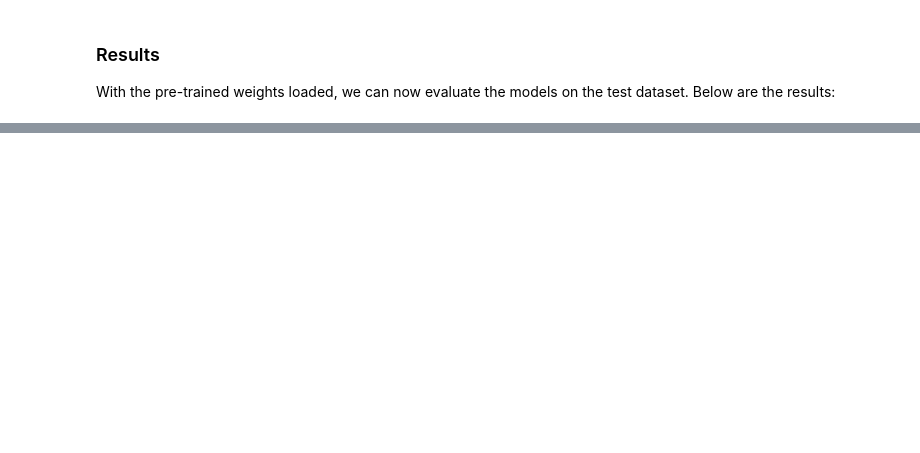
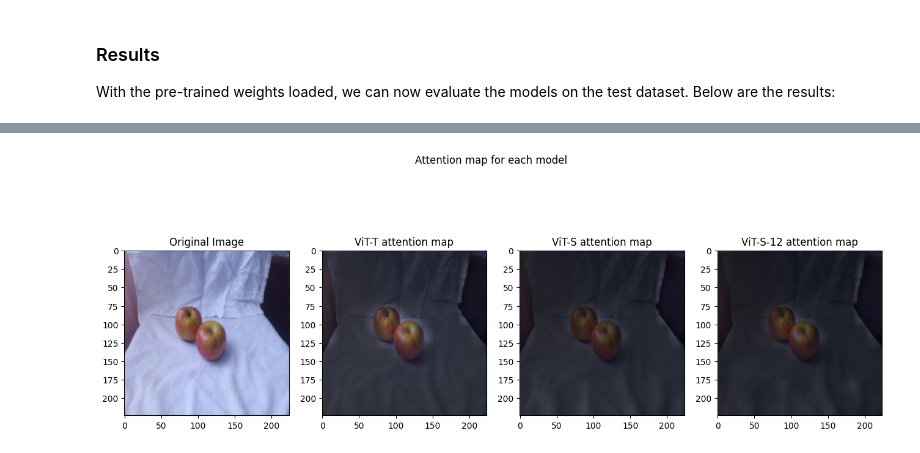
Before and after one commit to b14ucky/vision-transformer, a Jupyter notebook: main.ipynb, the cells around one changed output, grey strips where cells are left out. Cells and saved outputs as stored; diff of their text form; code cells hidden in the pictures; blank space fills up the shorter version.

Commit message:
feat: add attention map visualization

```diff
--- a/main.ipynb
+++ b/main.ipynb
@@ -753,6 +735,6 @@ ViT_T = VisionTransformer(batch_first=True, n_classes=len(idx_to_class_train))
 ViT_S = VisionTransformer(embed_dim=384, n_heads=6, mlp_size=1536, batch_first=True, n_classes=len(idx_to_class_train))
 ViT_S_12 = VisionTransformer(embed_dim=384, n_heads=12, mlp_size=1536, batch_first=True, n_classes=len(idx_to_class_train))
 # %%
-ViT_T.load_state_dict(torch.load("/kaggle/input/vision-transformer/pytorch/vit-t/1/ViT-T-2024-10-09.pth", weights_only=True))
-ViT_S.load_state_dict(torch.load("/kaggle/input/vision-transformer/pytorch/vit-s/1/ViT-S-2024-10-09.pth", weights_only=True))
-ViT_S_12.load_state_dict(torch.load("/kaggle/input/vision-transformer/pytorch/vit-s-12/1/ViT-S-12-2024-10-08.pth", weights_only=True))
+ViT_T.load_state_dict(torch.load("/kaggle/input/vision-transformer/pytorch/vit-t/1/ViT-T-2024-10-09.pth", weights_only=True, map_location=torch.device("cpu")))
+ViT_S.load_state_dict(torch.load("/kaggle/input/vision-transformer/pytorch/vit-s/1/ViT-S-2024-10-09.pth", weights_only=True, map_location=torch.device("cpu")))
+ViT_S_12.load_state_dict(torch.load("/kaggle/input/vision-transformer/pytorch/vit-s-12/1/ViT-S-12-2024-10-08.pth", weights_only=True, map_location=torch.device("cpu")))
@@ -768,0 +822,22 @@ for model_name, metrics in results.items():
+# %%
+X, y = test_dataset[0]
+
+fig, (ax1, ax2, ax3, ax4) = plt.subplots(nrows=1, ncols=4, figsize=(16, 6))
+
+fig.suptitle("Attention map for each model")
+
+ax1.set_title("Original Image")
+ax1.imshow(X.permute(1, 2, 0))
+
+ax2.set_title("ViT-T attention map")
+ax2.imshow(get_attention_map(ViT_T, X))
+
+ax3.set_title("ViT-S attention map")
+ax3.imshow(get_attention_map(ViT_S, X))
+
+ax4.set_title("ViT-S-12 attention map")
+ax4.imshow(get_attention_map(ViT_S_12, X))
+
+plt.show()
+# %% [output]
+[figure, added]
```
Also changed, not shown: parts of 6 cells of this notebook.
